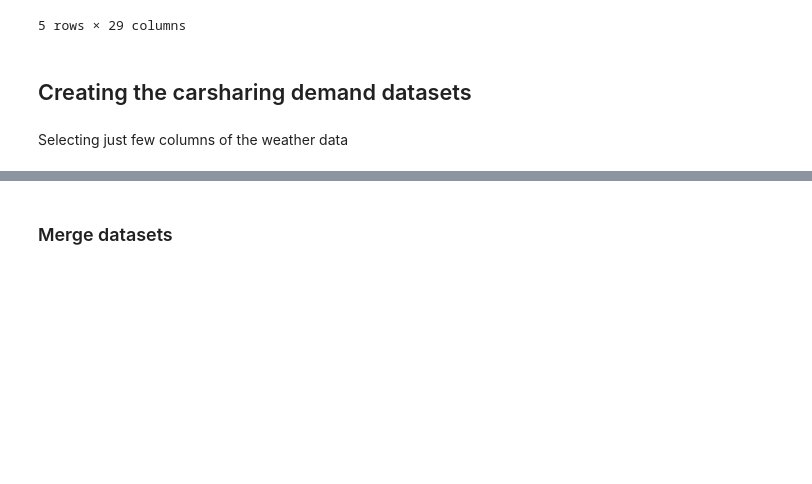
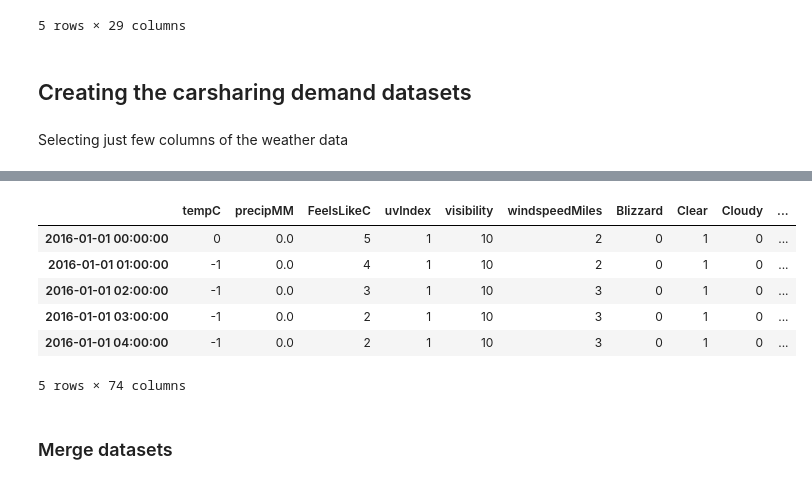
Before and after one commit to netlabufjf/timeseries-forecast, a Jupyter notebook: DataPreparation.ipynb, the cells around one changed output, grey strips where cells are left out. Drawn from its saved outputs; the diff is of its cells as text; code cells hidden in the pictures; blank space fills up the shorter version.

Commit message:
Adding dummy columns

```diff
--- a/DataPreparation.ipynb
+++ b/DataPreparation.ipynb
@@ -153,3 +157,20 @@ Selecting just few columns of the weather data
+# %%
+# weekday dummy
+weather_data.index = pd.to_datetime(weather_data.index)
+weekdays_dummy = pd.get_dummies(weather_data.index.weekday)
+weekdays_dummy.index = weather_data.index
+weekdays_dummy.columns = ['Monday', 'Tuesday', 'Wednesday', 'Thursday', 'Friday', 'Saturday', 'Sunday']
+weather_data = weather_data.join(weekdays_dummy)
+weather_data.index = pd.to_datetime(weather_data.index)
+
+# hour dummy
+hour_dummy = pd.get_dummies(weather_data.index.hour, prefix='hour')
+hour_dummy.index = weather_data.index
+weather_data = weather_data.join(hour_dummy)
+weather_data.index = pd.to_datetime(weather_data.index)
+# %%
+dummy_columns = list(weatherDesc_dummy.columns) + list(weekdays_dummy.columns) + list(hour_dummy.columns)
+weather_data = weather_data[['tempC','precipMM','FeelsLikeC','uvIndex','visibility','windspeedMiles'] + dummy_columns]
 # %%
 weather_data.columns
 # %% [output]
@@ -168,3 +196,0 @@ weather_data = weather_data.join(weatherDesc_dummy)
-# %%
-dummy_columns = weatherDesc_dummy.columns
-weather_data = weather_data[['tempC','precipMM','FeelsLikeC','uvIndex','visibility','windspeedMiles'] + list(dummy_columns)]
@@ -174,3 +197,13 @@ plt.show()
+# %%
+weather_data.head()
+# %% [output]
+|  | tempC | precipMM | FeelsLikeC | uvIndex | visibility | windspeedMiles | Blizzard | Clear | Cloudy | ... |
+| 2016-01-01 00:00:00 | 0 | 0.0 | 5 | 1 | 10 | 2 | 0 | 1 | 0 | ... |
+| 2016-01-01 01:00:00 | -1 | 0.0 | 4 | 1 | 10 | 2 | 0 | 1 | 0 | ... |
+| 2016-01-01 02:00:00 | -1 | 0.0 | 3 | 1 | 10 | 3 | 0 | 1 | 0 | ... |
+| 2016-01-01 03:00:00 | -1 | 0.0 | 2 | 1 | 10 | 3 | 0 | 1 | 0 | ... |
+| 2016-01-01 04:00:00 | -1 | 0.0 | 2 | 1 | 10 | 3 | 0 | 1 | 0 | ... |
+5 rows × 74 columns
 # %% [markdown]
 ### Merge datasets
 # %%
```
Also changed, not shown: parts of 5 cells of this notebook.
